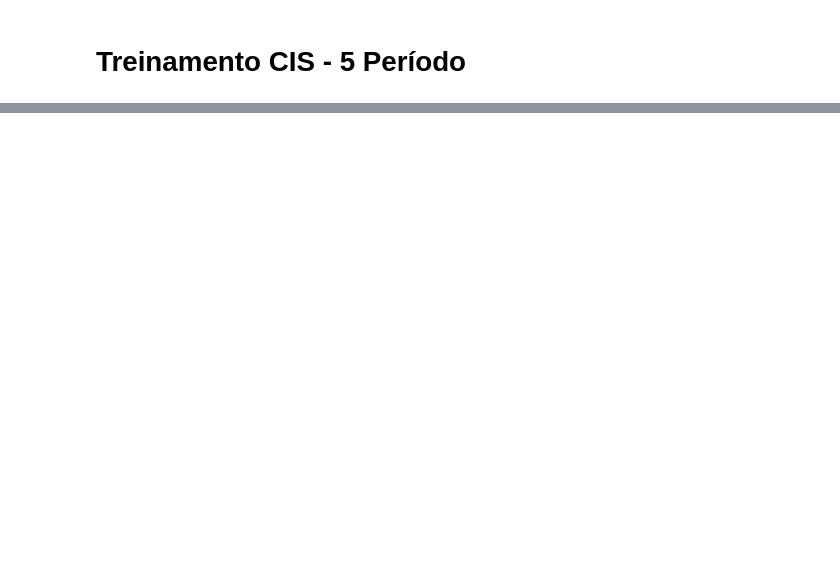
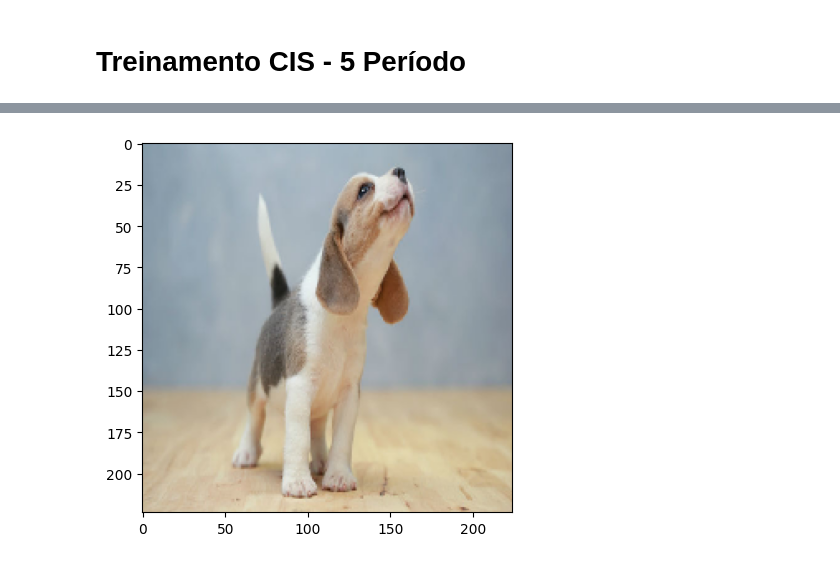
Before and after one commit to caefleury/trainee-cis-ieee, a Jupyter notebook: desafio_05/catdog.ipynb, the cells around one changed output, grey strips where cells are left out. Drawn from its saved outputs; the diff is of its cells as text; code cells hidden in the pictures; blank space fills up the shorter version.

Commit message:
feat(desafio05): adiciona modelos de teste

```diff
--- a/desafio_05/catdog.ipynb
+++ b/desafio_05/catdog.ipynb
@@ -46,0 +258,80 @@ for class_name in CLASSES:
+# %%
+import os
+import numpy as np
+from tensorflow.keras.preprocessing import image
+import matplotlib.pyplot as plt
+from enum import Enum
+from typing import List, Tuple
+
+# Definindo uma enumeração para as classes de animais
+class AnimalClass(Enum):
+    GATO = 0
+    CACHORRO = 1
+    PANDA = 2
+
+# Definindo uma classe para gerenciar o modelo e as previsões
+class AnimalClassifier:
+    def __init__(self, model, target_size: Tuple[int, int] = (224, 224)):
+        self.model = model
+        self.target_size = target_size
+
+    def predict(self, img_array: np.ndarray) -> AnimalClass:
+        """
+        Realiza a previsão da classe do animal com base na imagem fornecida.
+        """
+        predicted_class = self.model.predict(img_array)
+        return AnimalClass(np.argmax(predicted_class))
+
+    def preprocess_image(self, img_path: str) -> np.ndarray:
+        """
+        Pré-processa a imagem para ser utilizada no modelo.
+        """
+        img = image.load_img(img_path, target_size=self.target_size)
+        img_array = image.img_to_array(img)
+        return np.expand_dims(img_array, axis=0)
+
+# Classe para gerenciar a exibição e teste das imagens
+class ImageTester:
+    def __init__(self, classifier: AnimalClassifier, test_images_path: str):
+        self.classifier = classifier
+        self.test_images_path = test_images_path
+
+    def get_image_files(self) -> List[str]:
+        """
+        Retorna uma lista com os nomes dos arquivos de imagem no diretório de teste.
+        """
+        return os.listdir(self.test_images_path)
+
+    def display_image(self, img_path: str):
+        """
+        Exibe a imagem usando matplotlib.
+        """
+        img = image.load_img(img_path, target_size=self.classifier.target_size)
+        plt.imshow(img)
+        plt.show()
+
+    def test_images(self):
+        """
+        Testa todas as imagens no diretório de teste e exibe os resultados.
+        """
+        for img_file in self.get_image_files():
+            img_path = os.path.join(self.test_images_path, img_file)
+            self.display_image(img_path)
+
+            img_array = self.classifier.preprocess_image(img_path)
+            predicted_class = self.classifier.predict(img_array)
+
+            print(f'A imagem é de um {predicted_class.name.lower()}')
+
+# Função principal para executar o teste das imagens
+def identify_image(model, test_images_path: str):
+    classifier = AnimalClassifier(model)
+    tester = ImageTester(classifier, test_images_path)
+    tester.test_images()
+
+# Execução do programa
+test_images_path = 'archive/animals/images'
+# Assumindo que 'model' já foi definido anteriormente
+identify_image(model, test_images_path)
+# %% [output]
+[figure, added]
```
Also changed, not shown: parts of 13 cells of this notebook.
